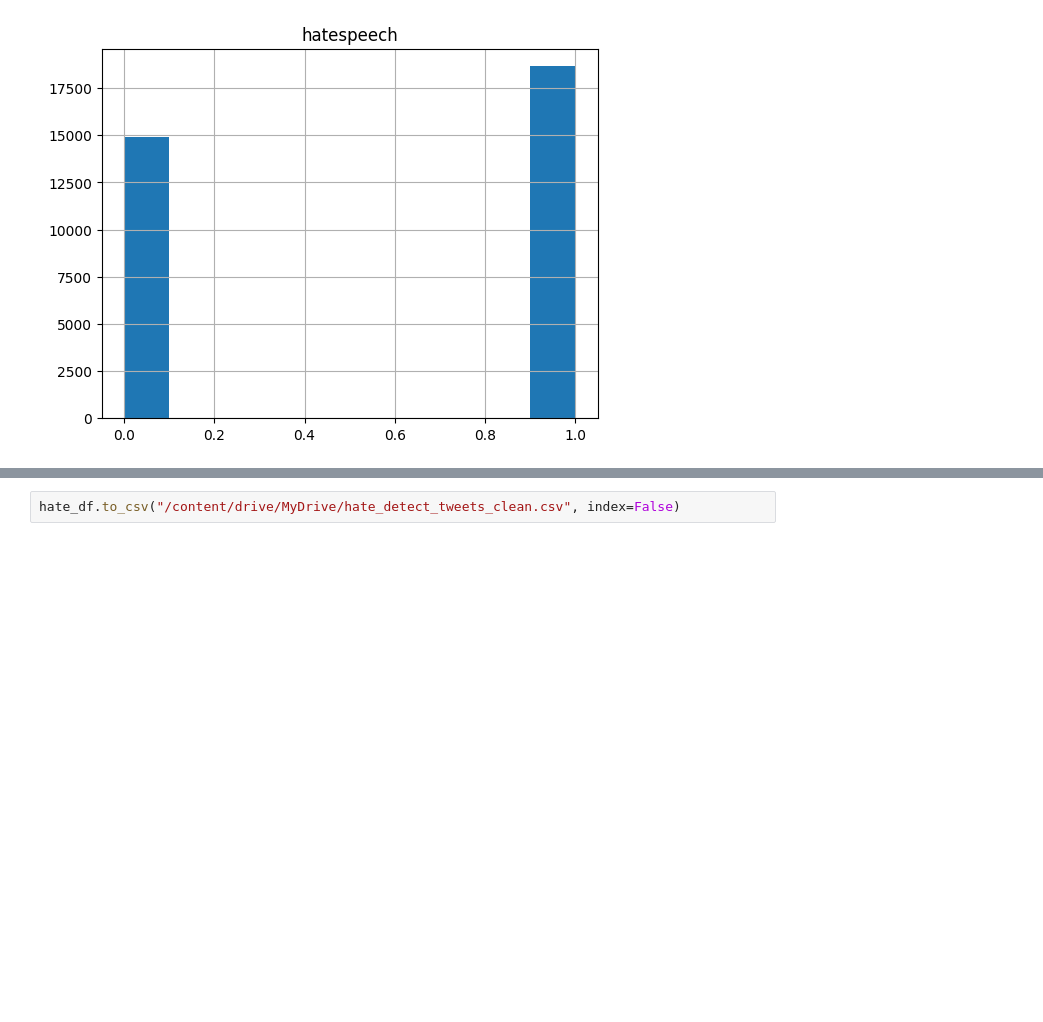
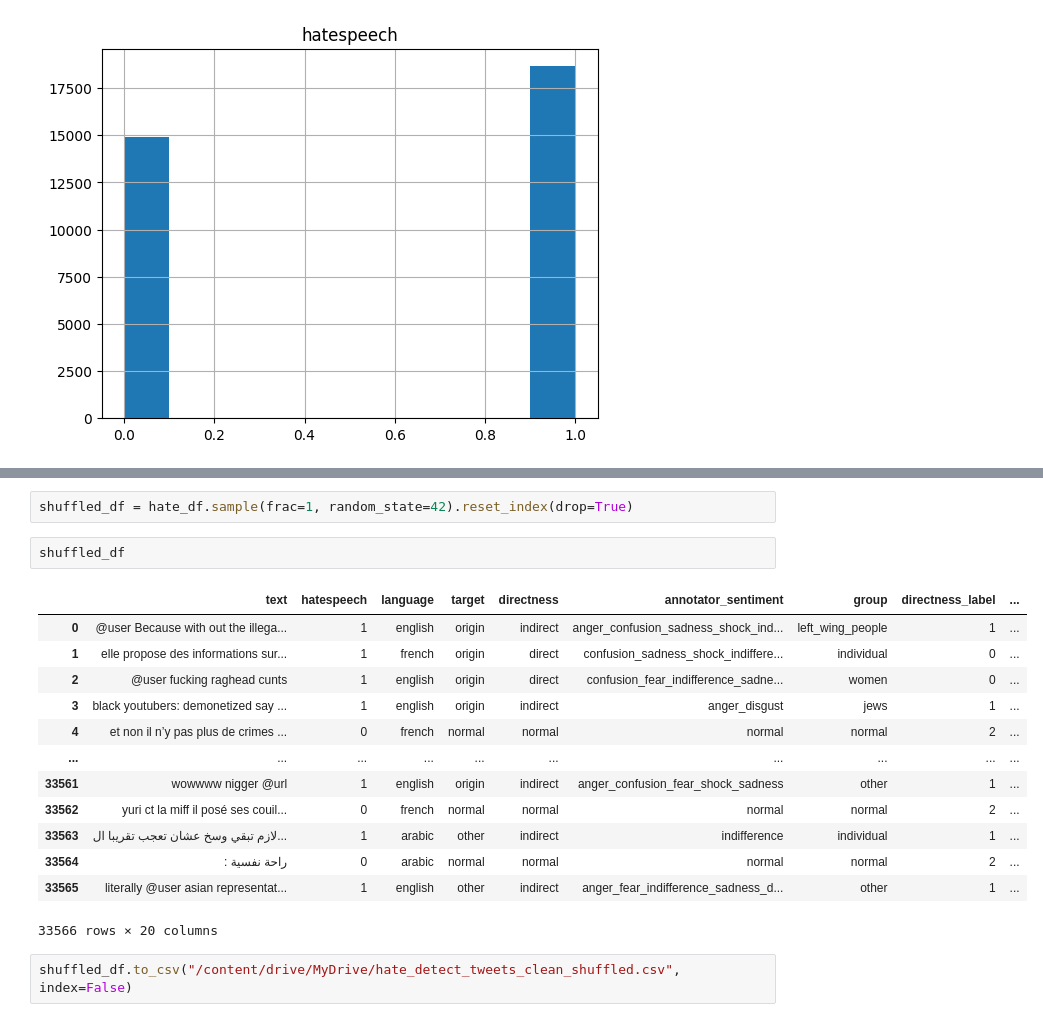
Before and after one commit to nadaamoharram/MLMA_Toxicity_Detection_Deep_Learning, a Jupyter notebook: data_cleaning.ipynb, the cells around one changed output, grey strips where cells are left out. Cells and saved outputs as stored; diff of their text form; blank space fills up the shorter version.

```diff
--- a/data_cleaning.ipynb
+++ b/data_cleaning.ipynb
@@ -204,3 +224,21 @@ array([[<Axes: title={'center': 'hatespeech'}>]], dtype=object)
+# %%
+shuffled_df = hate_df.sample(frac=1, random_state=42).reset_index(drop=True)
+# %%
+shuffled_df
+# %% [output]
+|  | text | hatespeech | language | target | directness | annotator_sentiment | group | directness_label | ... |
+| 0 | @user Because with out the illega... | 1 | english | origin | indirect | anger_confusion_sadness_shock_ind... | left_wing_people | 1 | ... |
+| 1 | elle propose des informations sur... | 1 | french | origin | direct | confusion_sadness_shock_indiffere... | individual | 0 | ... |
+| 2 | @user fucking raghead cunts | 1 | english | origin | direct | confusion_fear_indifference_sadne... | women | 0 | ... |
+| 3 | black youtubers: demonetized say ... | 1 | english | origin | indirect | anger_disgust | jews | 1 | ... |
+| 4 | et non il n’y pas plus de crimes ... | 0 | french | normal | normal | normal | normal | 2 | ... |
+| ... | ... | ... | ... | ... | ... | ... | ... | ... | ... |
+| 33561 | wowwww nigger @url | 1 | english | origin | indirect | anger_confusion_fear_shock_sadness | other | 1 | ... |
+| 33562 | yuri ct la miff il posé ses couil... | 0 | french | normal | normal | normal | normal | 2 | ... |
+| 33563 | لازم تبقي وسخ عشان تعجب تقريبا ال... | 1 | arabic | other | indirect | indifference | individual | 1 | ... |
+| 33564 | : راحة نفسية | 0 | arabic | normal | normal | normal | normal | 2 | ... |
+| 33565 | literally @user asian representat... | 1 | english | other | indirect | anger_fear_indifference_sadness_d... | other | 1 | ... |
+33566 rows × 20 columns
 # %%
-hate_df.to_csv("/content/drive/MyDrive/hate_detect_tweets_clean.csv", index=False)
+shuffled_df.to_csv("/content/drive/MyDrive/hate_detect_tweets_clean_shuffled.csv", index=False)
 # %% [markdown]
```
Also changed, not shown: parts of 8 cells of this notebook, 15 other files.
